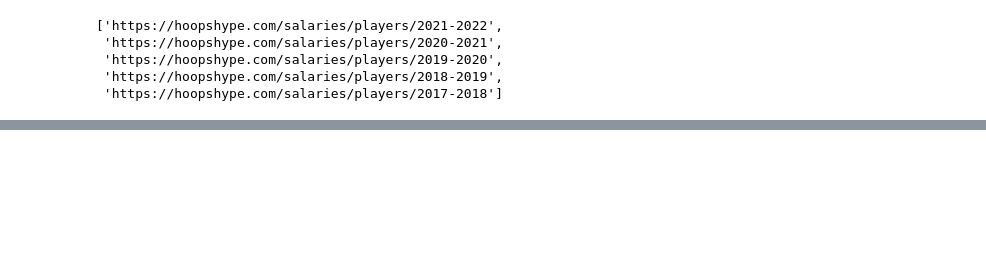
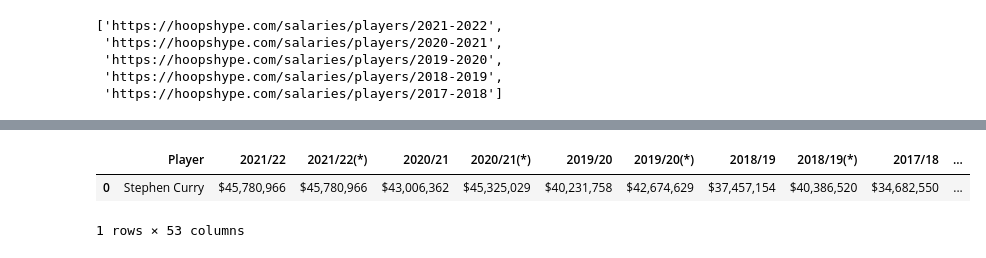
Before and after one commit to sandra-t-3282/NBA_Salary_Regression, a Jupyter notebook: salaries_nba_pipeline.ipynb, the cells around one changed output, grey strips where cells are left out. Drawn from its saved outputs; the diff is of its cells as text; code cells hidden in the pictures; blank space fills up the shorter version.

```diff
--- a/salaries_nba_pipeline.ipynb
+++ b/salaries_nba_pipeline.ipynb
@@ -94,3 +142,10 @@ dataframe_list
+# %%
+curry = test[test['Player'] == 'Stephen Curry']
+curry
+# %% [output]
+|  | Player | 2021/22 | 2021/22(*) | 2020/21 | 2020/21(*) | 2019/20 | 2019/20(*) | 2018/19 | 2018/19(*) | 2017/18 | ... |
+| 0 | Stephen Curry | $45,780,966 | $45,780,966 | $43,006,362 | $45,325,029 | $40,231,758 | $42,674,629 | $37,457,154 | $40,386,520 | $34,682,550 | ... |
+1 rows × 53 columns
 # %%
 test = dataframe_list[0].append(dataframe_list[1], ignore_index=True)
 test[650:700]
```
Also changed, not shown: parts of 5 cells of this notebook, 2 other files.
